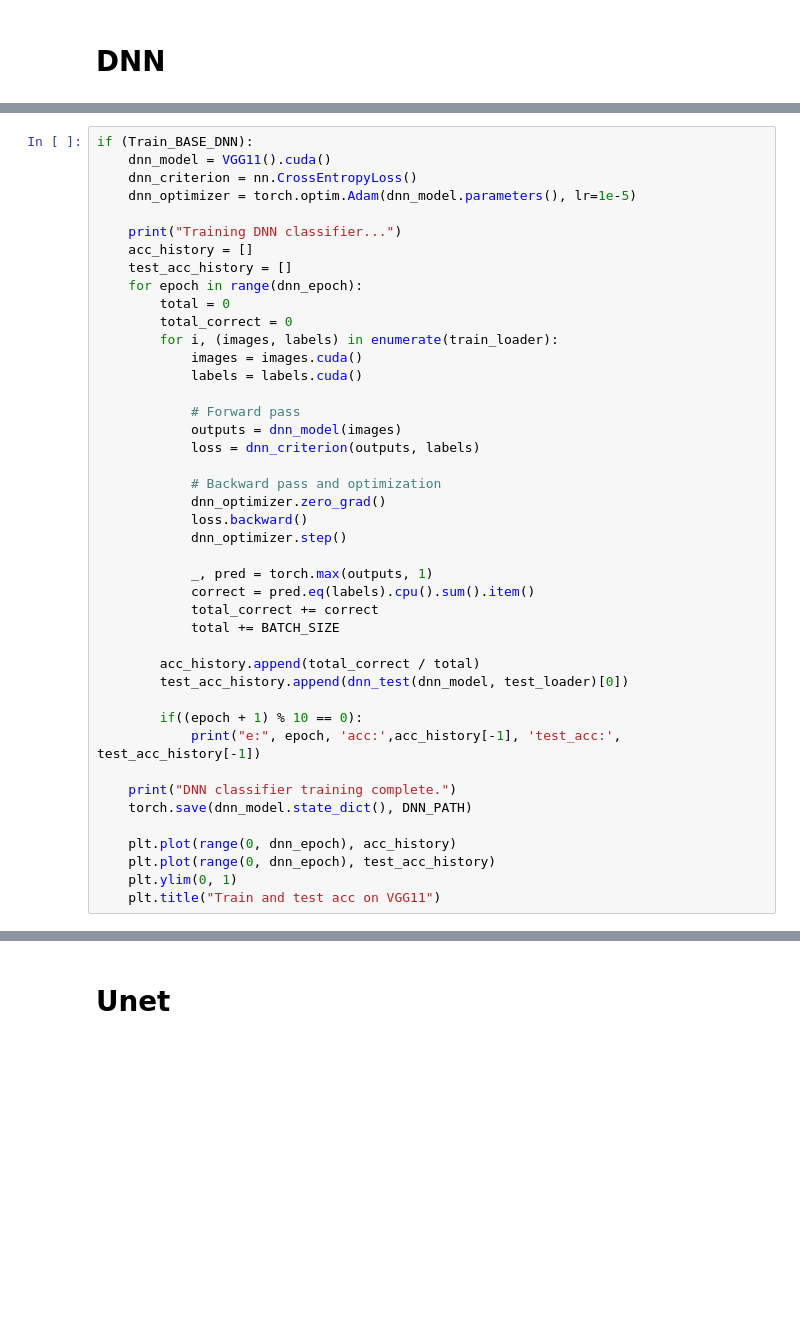
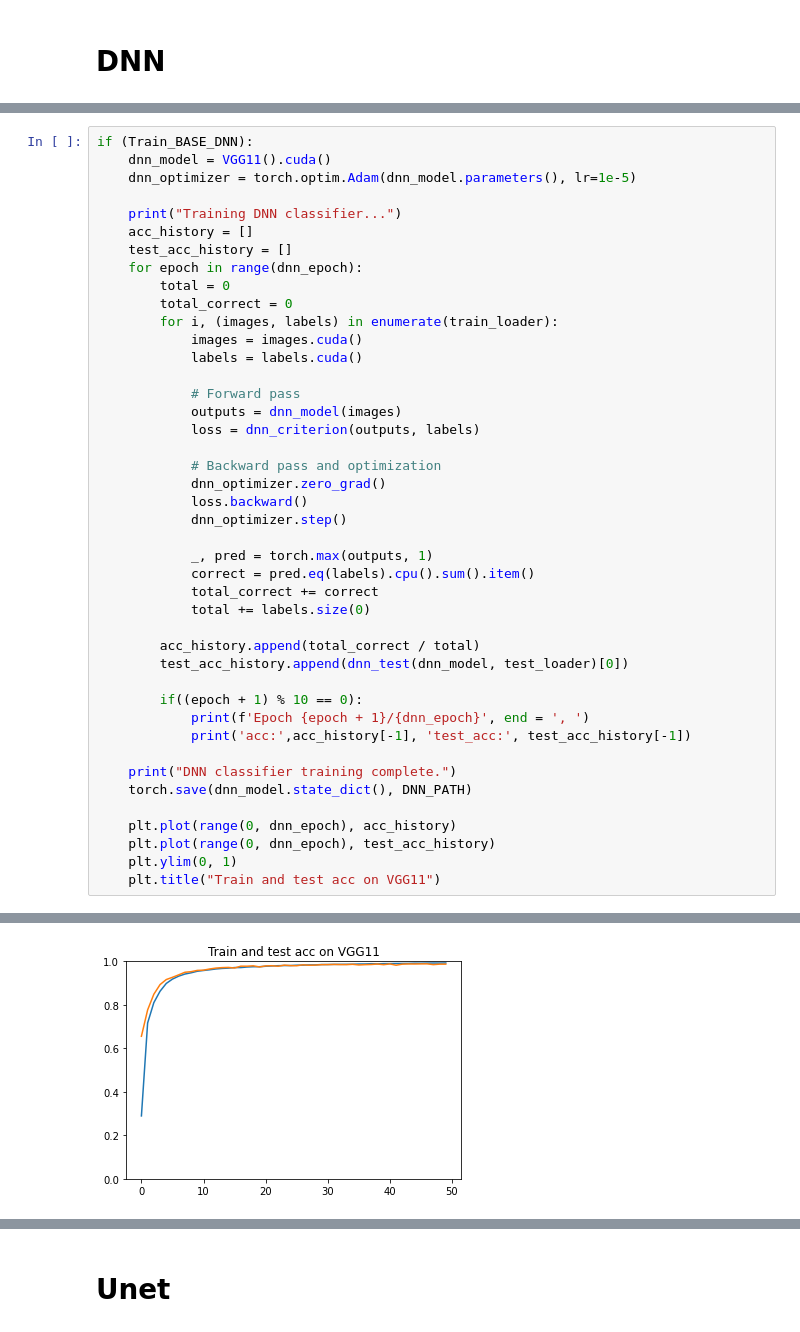
Before and after one commit to bochendong/Data-Augmentation-Optimization, a Jupyter notebook: Unet_mnist/Full_data/Train_interact.ipynb, the cells around one changed output, grey strips where cells are left out. Drawn from its saved outputs; the diff is of its cells as text; blank space fills up the shorter version.

```diff
--- a/Unet_mnist/Full_data/Train_interact.ipynb
+++ b/Unet_mnist/Full_data/Train_interact.ipynb
@@ -150,7 +165,6 @@ def dnn_test(dnn_model, test_loader):
 # %%
 if (Train_BASE_DNN):
     dnn_model = VGG11().cuda()
-    dnn_criterion = nn.CrossEntropyLoss()
     dnn_optimizer = torch.optim.Adam(dnn_model.parameters(), lr=1e-5)
 
     print("Training DNN classifier...")
@@ -175,13 +189,14 @@ if (Train_BASE_DNN):
             _, pred = torch.max(outputs, 1)
             correct = pred.eq(labels).cpu().sum().item()
             total_correct += correct
-            total += BATCH_SIZE
+            total += labels.size(0)
 
         acc_history.append(total_correct / total)
         test_acc_history.append(dnn_test(dnn_model, test_loader)[0])
 
         if((epoch + 1) % 10 == 0):
-            print("e:", epoch, 'acc:',acc_history[-1], 'test_acc:', test_acc_history[-1])
+            print(f'Epoch {epoch + 1}/{dnn_epoch}', end = ', ')
+            print('acc:',acc_history[-1], 'test_acc:', test_acc_history[-1])
 
     print("DNN classifier training complete.")
     torch.save(dnn_model.state_dict(), DNN_PATH)
@@ -190,3 +205,4 @@ if (Train_BASE_DNN):
     plt.plot(range(0, dnn_epoch), test_acc_history)
     plt.ylim(0, 1)
     plt.title("Train and test acc on VGG11")
+# %% [output]
@@ -193,3 +216,4 @@ if (Train_BASE_DNN):
+[figure, added]
 # %%
 dnn_model = VGG11().cuda()
 dnn_criterion = nn.CrossEntropyLoss()
```
Also changed, not shown: parts of 16 cells of this notebook.
